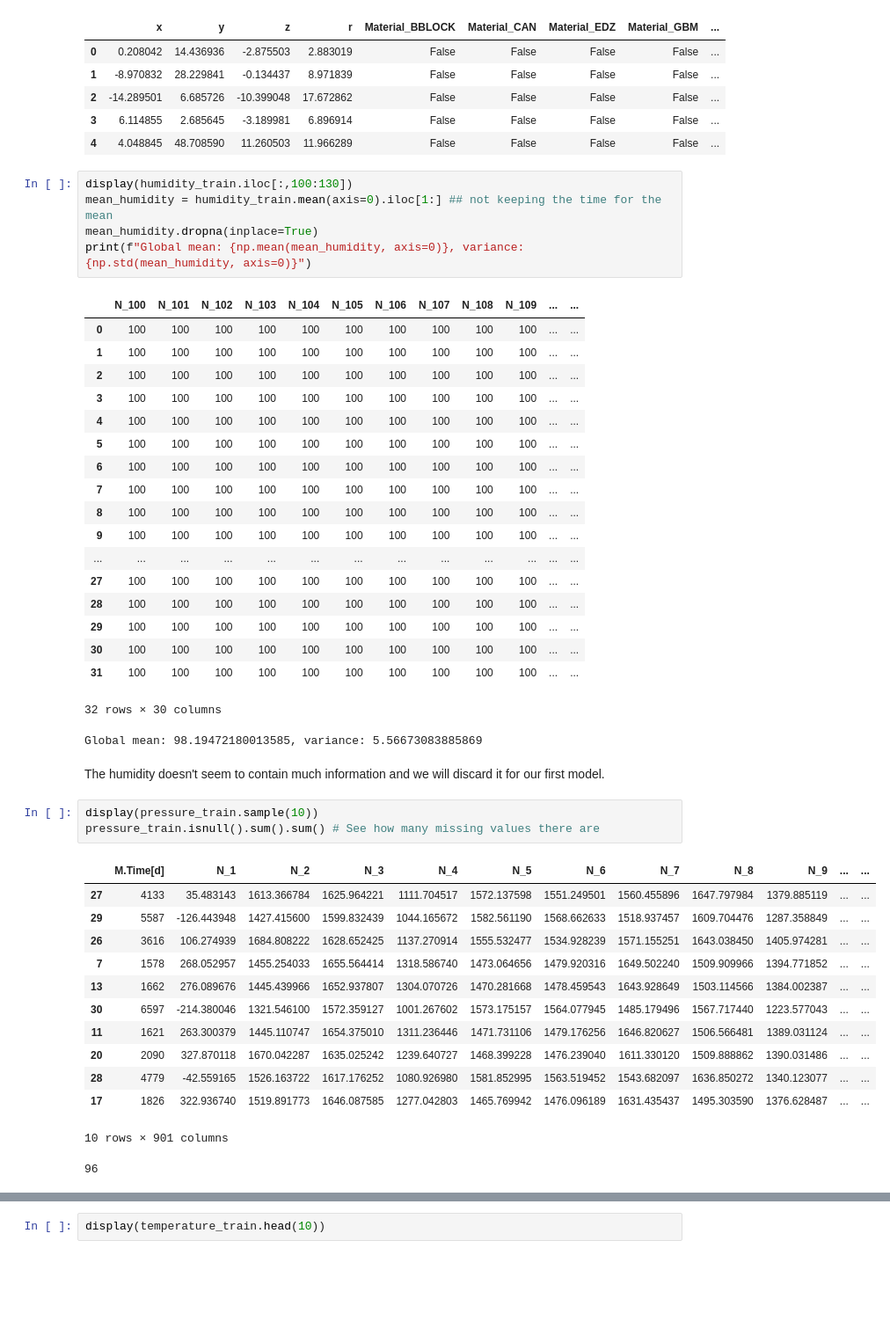
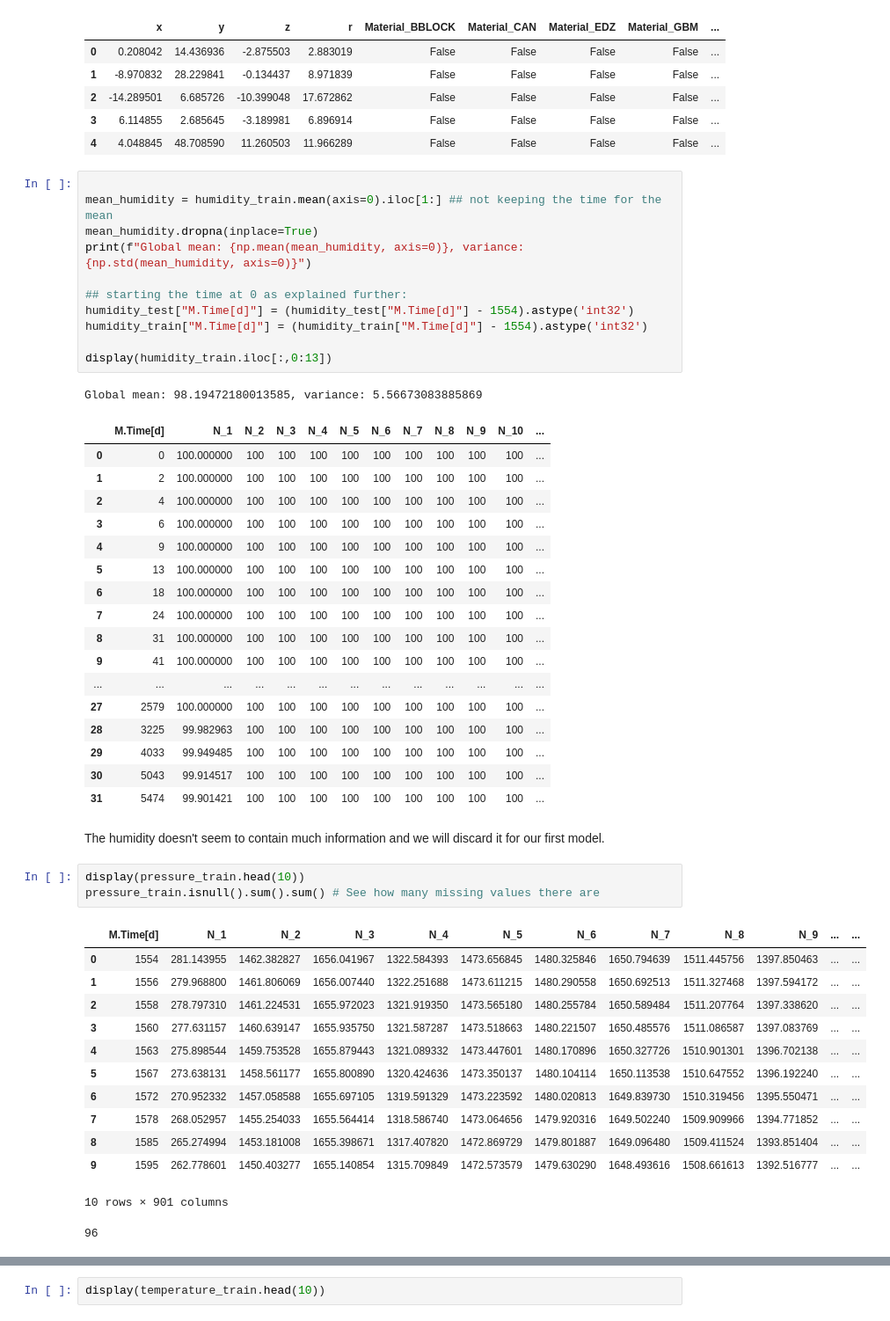
Before and after one commit to Deimos-1/ML-project, a Jupyter notebook: logs.ipynb, the cells around one changed output, grey strips where cells are left out. Shown at 88% size. Drawn from its saved outputs; the diff is of its cells as text; blank space fills up the shorter version.

```diff
--- a/logs.ipynb
+++ b/logs.ipynb
@@ -94,47 +96,52 @@ display(coordinates_train.head(5))
 | 3 | 6.114855 | 2.685645 | -3.189981 | 6.896914 | False | False | False | False | ... |
 | 4 | 4.048845 | 48.708590 | 11.260503 | 11.966289 | False | False | False | False | ... |
 # %%
-display(humidity_train.iloc[:,100:130])
+
 mean_humidity = humidity_train.mean(axis=0).iloc[1:] ## not keeping the time for the mean
 mean_humidity.dropna(inplace=True)
 print(f"Global mean: {np.mean(mean_humidity, axis=0)}, variance: {np.std(mean_humidity, axis=0)}")
+
+## starting the time at 0 as explained further:
+humidity_test["M.Time[d]"] = (humidity_test["M.Time[d]"] - 1554).astype('int32')
+humidity_train["M.Time[d]"] = (humidity_train["M.Time[d]"] - 1554).astype('int32')
+
+display(humidity_train.iloc[:,0:13])
 # %% [output]
+Global mean: 98.19472180013585, variance: 5.56673083885869
-|  | N_100 | N_101 | N_102 | N_103 | N_104 | N_105 | N_106 | N_107 | N_108 | N_109 | ... | ... |
-| 0 | 100 | 100 | 100 | 100 | 100 | 100 | 100 | 100 | 100 | 100 | ... | ... |
-| 1 | 100 | 100 | 100 | 100 | 100 | 100 | 100 | 100 | 100 | 100 | ... | ... |
-| 2 | 100 | 100 | 100 | 100 | 100 | 100 | 100 | 100 | 100 | 100 | ... | ... |
-| 3 | 100 | 100 | 100 | 100 | 100 | 100 | 100 | 100 | 100 | 100 | ... | ... |
-| 4 | 100 | 100 | 100 | 100 | 100 | 100 | 100 | 100 | 100 | 100 | ... | ... |
-| 5 | 100 | 100 | 100 | 100 | 100 | 100 | 100 | 100 | 100 | 100 | ... | ... |
-| 6 | 100 | 100 | 100 | 100 | 100 | 100 | 100 | 100 | 100 | 100 | ... | ... |
-| 7 | 100 | 100 | 100 | 100 | 100 | 100 | 100 | 100 | 100 | 100 | ... | ... |
-| 8 | 100 | 100 | 100 | 100 | 100 | 100 | 100 | 100 | 100 | 100 | ... | ... |
-| 9 | 100 | 100 | 100 | 100 | 100 | 100 | 100 | 100 | 100 | 100 | ... | ... |
+|  | M.Time[d] | N_1 | N_2 | N_3 | N_4 | N_5 | N_6 | N_7 | N_8 | N_9 | N_10 | ... |
+| 0 | 0 | 100.000000 | 100 | 100 | 100 | 100 | 100 | 100 | 100 | 100 | 100 | ... |
+| 1 | 2 | 100.000000 | 100 | 100 | 100 | 100 | 100 | 100 | 100 | 100 | 100 | ... |
+| 2 | 4 | 100.000000 | 100 | 100 | 100 | 100 | 100 | 100 | 100 | 100 | 100 | ... |
+| 3 | 6 | 100.000000 | 100 | 100 | 100 | 100 | 100 | 100 | 100 | 100 | 100 | ... |
+| 4 | 9 | 100.000000 | 100 | 100 | 100 | 100 | 100 | 100 | 100 | 100 | 100 | ... |
+| 5 | 13 | 100.000000 | 100 | 100 | 100 | 100 | 100 | 100 | 100 | 100 | 100 | ... |
+| 6 | 18 | 100.000000 | 100 | 100 | 100 | 100 | 100 | 100 | 100 | 100 | 100 | ... |
+| 7 | 24 | 100.000000 | 100 | 100 | 100 | 100 | 100 | 100 | 100 | 100 | 100 | ... |
+| 8 | 31 | 100.000000 | 100 | 100 | 100 | 100 | 100 | 100 | 100 | 100 | 100 | ... |
+| 9 | 41 | 100.000000 | 100 | 100 | 100 | 100 | 100 | 100 | 100 | 100 | 100 | ... |
 | ... | ... | ... | ... | ... | ... | ... | ... | ... | ... | ... | ... | ... |
-| 27 | 100 | 100 | 100 | 100 | 100 | 100 | 100 | 100 | 100 | 100 | ... | ... |
-| 28 | 100 | 100 | 100 | 100 | 100 | 100 | 100 | 100 | 100 | 100 | ... | ... |
-| 29 | 100 | 100 | 100 | 100 | 100 | 100 | 100 | 100 | 100 | 100 | ... | ... |
-| 30 | 100 | 100 | 100 | 100 | 100 | 100 | 100 | 100 | 100 | 100 | ... | ... |
-| 31 | 100 | 100 | 100 | 100 | 100 | 100 | 100 | 100 | 100 | 100 | ... | ... |
+| 27 | 2579 | 100.000000 | 100 | 100 | 100 | 100 | 100 | 100 | 100 | 100 | 100 | ... |
+| 28 | 3225 | 99.982963 | 100 | 100 | 100 | 100 | 100 | 100 | 100 | 100 | 100 | ... |
+| 29 | 4033 | 99.949485 | 100 | 100 | 100 | 100 | 100 | 100 | 100 | 100 | 100 | ... |
+| 30 | 5043 | 99.914517 | 100 | 100 | 100 | 100 | 100 | 100 | 100 | 100 | 100 | ... |
+| 31 | 5474 | 99.901421 | 100 | 100 | 100 | 100 | 100 | 100 | 100 | 100 | 100 | ... |
-32 rows × 30 columns
-Global mean: 98.19472180013585, variance: 5.56673083885869
 # %% [markdown]
 The humidity doesn't seem to contain much information and we will discard it for our first model.
 # %%
-display(pressure_train.sample(10))
+display(pressure_train.head(10))
 pressure_train.isnull().sum().sum() # See how many missing values there are
 # %% [output]
 |  | M.Time[d] | N_1 | N_2 | N_3 | N_4 | N_5 | N_6 | N_7 | N_8 | N_9 | ... | ... |
-| 27 | 4133 | 35.483143 | 1613.366784 | 1625.964221 | 1111.704517 | 1572.137598 | 1551.249501 | 1560.455896 | 1647.797984 | 1379.885119 | ... | ... |
-| 29 | 5587 | -126.443948 | 1427.415600 | 1599.832439 | 1044.165672 | 1582.561190 | 1568.662633 | 1518.937457 | 1609.704476 | 1287.358849 | ... | ... |
-| 26 | 3616 | 106.274939 | 1684.808222 | 1628.652425 | 1137.270914 | 1555.532477 | 1534.928239 | 1571.155251 | 1643.038450 | 1405.974281 | ... | ... |
+| 0 | 1554 | 281.143955 | 1462.382827 | 1656.041967 | 1322.584393 | 1473.656845 | 1480.325846 | 1650.794639 | 1511.445756 | 1397.850463 | ... | ... |
+| 1 | 1556 | 279.968800 | 1461.806069 | 1656.007440 | 1322.251688 | 1473.611215 | 1480.290558 | 1650.692513 | 1511.327468 | 1397.594172 | ... | ... |
+| 2 | 1558 | 278.797310 | 1461.224531 | 1655.972023 | 1321.919350 | 1473.565180 | 1480.255784 | 1650.589484 | 1511.207764 | 1397.338620 | ... | ... |
+| 3 | 1560 | 277.631157 | 1460.639147 | 1655.935750 | 1321.587287 | 1473.518663 | 1480.221507 | 1650.485576 | 1511.086587 | 1397.083769 | ... | ... |
+| 4 | 1563 | 275.898544 | 1459.753528 | 1655.879443 | 1321.089332 | 1473.447601 | 1480.170896 | 1650.327726 | 1510.901301 | 1396.702138 | ... | ... |
+| 5 | 1567 | 273.638131 | 1458.561177 | 1655.800890 | 1320.424636 | 1473.350137 | 1480.104114 | 1650.113538 | 1510.647552 | 1396.192240 | ... | ... |
+| 6 | 1572 | 270.952332 | 1457.058588 | 1655.697105 | 1319.591329 | 1473.223592 | 1480.020813 | 1649.839730 | 1510.319456 | 1395.550471 | ... | ... |
 | 7 | 1578 | 268.052957 | 1455.254033 | 1655.564414 | 1318.586740 | 1473.064656 | 1479.920316 | 1649.502240 | 1509.909966 | 1394.771852 | ... | ... |
-| 13 | 1662 | 276.089676 | 1445.439966 | 1652.937807 | 1304.070726 | 1470.281668 | 1478.459543 | 1643.928649 | 1503.114566 | 1384.002387 | ... | ... |
-| 30 | 6597 | -214.380046 | 1321.546100 | 1572.359127 | 1001.267602 | 1573.175157 | 1564.077945 | 1485.179496 | 1567.717440 | 1223.577043 | ... | ... |
-| 11 | 1621 | 263.300379 | 1445.110747 | 1654.375010 | 1311.236446 | 1471.731106 | 1479.176256 | 1646.820627 | 1506.566481 | 1389.031124 | ... | ... |
-| 20 | 2090 | 327.870118 | 1670.042287 | 1635.025242 | 1239.640727 | 1468.399228 | 1476.239040 | 1611.330120 | 1509.888862 | 1390.031486 | ... | ... |
-| 28 | 4779 | -42.559165 | 1526.163722 | 1617.176252 | 1080.926980 | 1581.852995 | 1563.519452 | 1543.682097 | 1636.850272 | 1340.123077 | ... | ... |
-| 17 | 1826 | 322.936740 | 1519.891773 | 1646.087585 | 1277.042803 | 1465.769942 | 1476.096189 | 1631.435437 | 1495.303590 | 1376.628487 | ... | ... |
+| 8 | 1585 | 265.274994 | 1453.181008 | 1655.398671 | 1317.407820 | 1472.869729 | 1479.801887 | 1649.096480 | 1509.411524 | 1393.851404 | ... | ... |
+| 9 | 1595 | 262.778601 | 1450.403277 | 1655.140854 | 1315.709849 | 1472.573579 | 1479.630290 | 1648.493616 | 1508.661613 | 1392.516777 | ... | ... |
 10 rows × 901 columns
 96
 # %% [markdown]
```
Also changed, not shown: parts of 10 cells of this notebook.
